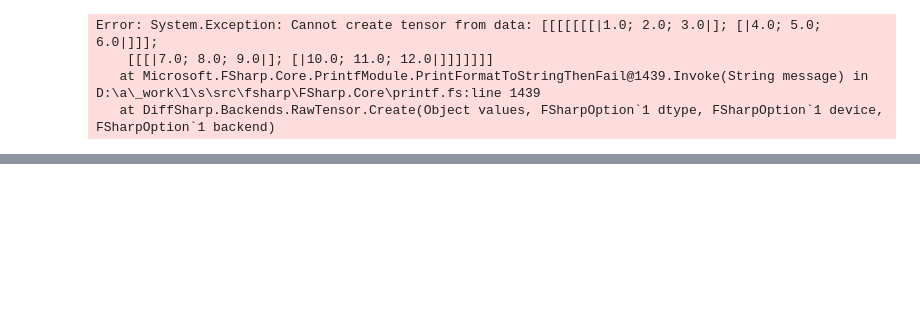
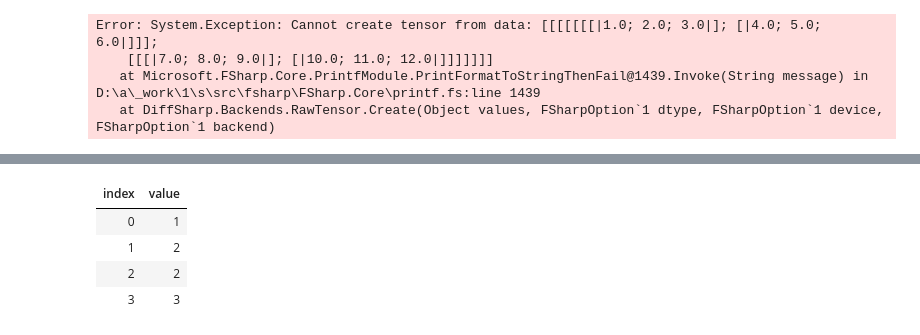
Before and after one commit to ingted/symbolic.net, a Jupyter notebook: DiffSharp.ipynb, the cells around one changed output, grey strips where cells are left out. Saved outputs shown, nothing was run; the diff lists cells and outputs as text; code cells hidden in the pictures; blank space fills up the shorter version.

```diff
--- a/DiffSharp.ipynb
+++ b/DiffSharp.ipynb
@@ -118,0 +152,8 @@ Error: System.Exception: Cannot create tensor from data: [[[[|1.0; 2.0; 3.0|]; [
+# %%
+t.shape
+# %% [output]
+| index | value |
+| 0 | 1 |
+| 1 | 2 |
+| 2 | 2 |
+| 3 | 3 |
```
Also changed, not shown: parts of 6 cells of this notebook, 2 other files.
